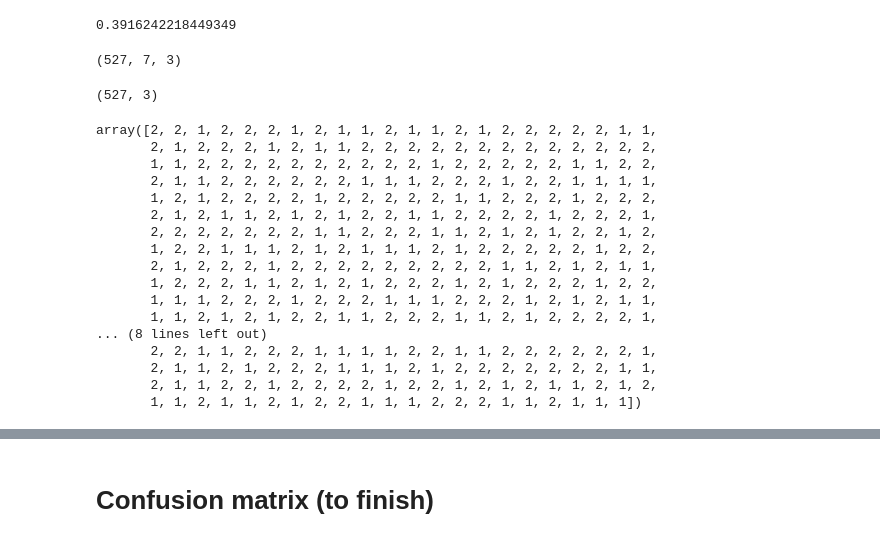
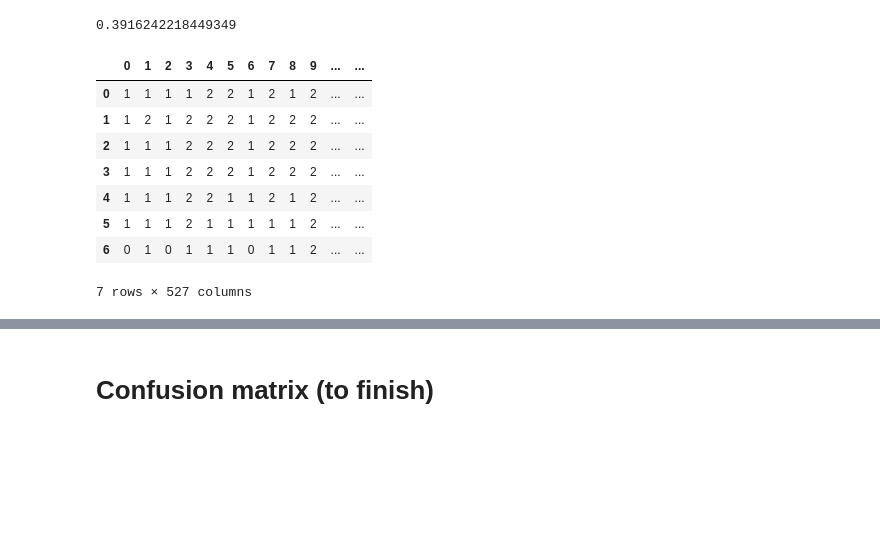
Before and after one commit to TheLab75/ParisDeepAirProject, a Jupyter notebook: notebooks/Louis/Louis_4_Full pipe.ipynb, the cells around one changed output, grey strips where cells are left out. Saved outputs shown, nothing was run; the diff lists cells and outputs as text; code cells hidden in the pictures; blank space fills up the shorter version.

```diff
--- a/notebooks/Louis/Louis_4_Full pipe.ipynb
+++ b/notebooks/Louis/Louis_4_Full pipe.ipynb
@@ -216,5 +217,5 @@ y_test.shape
 # %%
 y_true = y_test
-y_pred = predict(model, X_test)
+y_pred_proba = predict(model, X_test)
 # %% [output]
 17/17 [==============================] - 0s 5ms/step
@@ -266,33 +256,4 @@ accuracy = baseline(df)
 accuracy
 # %% [output]
 0.3916242218449349
-# %%
-y_pred.shape
-# %% [output]
-(527, 7, 3)
-# %%
-y_pred[:,0,:].shape
-# %% [output]
-(527, 3)
-# %%
-index_max = np.argmax(y_pred[:,0,:], axis=1)
-index_max
-# %% [output]
-array([2, 2, 1, 2, 2, 2, 1, 2, 1, 1, 2, 1, 1, 2, 1, 2, 2, 2, 2, 2, 1, 1,
-       2, 1, 2, 2, 2, 1, 2, 1, 1, 2, 2, 2, 2, 2, 2, 2, 2, 2, 2, 2, 2, 2,
-       1, 1, 2, 2, 2, 2, 2, 2, 2, 2, 2, 2, 1, 2, 2, 2, 2, 2, 1, 1, 2, 2,
-       2, 1, 1, 2, 2, 2, 2, 2, 2, 1, 1, 1, 2, 2, 2, 1, 2, 2, 1, 1, 1, 1,
-       1, 2, 1, 2, 2, 2, 2, 1, 2, 2, 2, 2, 2, 1, 1, 2, 2, 2, 1, 2, 2, 2,
-       2, 1, 2, 1, 1, 2, 1, 2, 1, 2, 2, 1, 1, 2, 2, 2, 2, 1, 2, 2, 2, 1,
-       2, 2, 2, 2, 2, 2, 2, 1, 1, 2, 2, 2, 1, 1, 2, 1, 2, 1, 2, 2, 1, 2,
-       1, 2, 2, 1, 1, 1, 2, 1, 2, 1, 1, 1, 2, 1, 2, 2, 2, 2, 2, 1, 2, 2,
-       2, 1, 2, 2, 2, 1, 2, 2, 2, 2, 2, 2, 2, 2, 2, 1, 1, 2, 1, 2, 1, 1,
-       1, 2, 2, 2, 1, 1, 2, 1, 2, 1, 2, 2, 2, 1, 2, 1, 2, 2, 2, 1, 2, 2,
-       1, 1, 1, 2, 2, 2, 1, 2, 2, 2, 1, 1, 1, 2, 2, 2, 1, 2, 1, 2, 1, 1,
-       1, 1, 2, 1, 2, 1, 2, 2, 1, 1, 2, 2, 2, 1, 1, 2, 1, 2, 2, 2, 2, 1,
-... (8 lines left out)
-       2, 2, 1, 1, 2, 2, 2, 1, 1, 1, 1, 2, 2, 1, 1, 2, 2, 2, 2, 2, 2, 1,
-       2, 1, 1, 2, 1, 2, 2, 2, 1, 1, 1, 2, 1, 2, 2, 2, 2, 2, 2, 2, 1, 1,
-       2, 1, 1, 2, 2, 1, 2, 2, 2, 2, 1, 2, 2, 1, 2, 1, 2, 1, 1, 2, 1, 2,
-       1, 1, 2, 1, 1, 2, 1, 2, 2, 1, 1, 1, 2, 2, 2, 1, 1, 2, 1, 1, 1])
 # %%
@@ -300,0 +264,12 @@ for i in range(0,7):
+# %%
+pd.DataFrame(np.array(index_list)).head(15)
+# %% [output]
+|  | 0 | 1 | 2 | 3 | 4 | 5 | 6 | 7 | 8 | 9 | ... | ... |
+| 0 | 1 | 1 | 1 | 1 | 2 | 2 | 1 | 2 | 1 | 2 | ... | ... |
+| 1 | 1 | 2 | 1 | 2 | 2 | 2 | 1 | 2 | 2 | 2 | ... | ... |
+| 2 | 1 | 1 | 1 | 2 | 2 | 2 | 1 | 2 | 2 | 2 | ... | ... |
+| 3 | 1 | 1 | 1 | 2 | 2 | 2 | 1 | 2 | 2 | 2 | ... | ... |
+| 4 | 1 | 1 | 1 | 2 | 2 | 1 | 1 | 2 | 1 | 2 | ... | ... |
+| 5 | 1 | 1 | 1 | 2 | 1 | 1 | 1 | 1 | 1 | 2 | ... | ... |
+| 6 | 0 | 1 | 0 | 1 | 1 | 1 | 0 | 1 | 1 | 2 | ... | ... |
+7 rows × 527 columns
```
Also changed, not shown: parts of 16 cells of this notebook.
